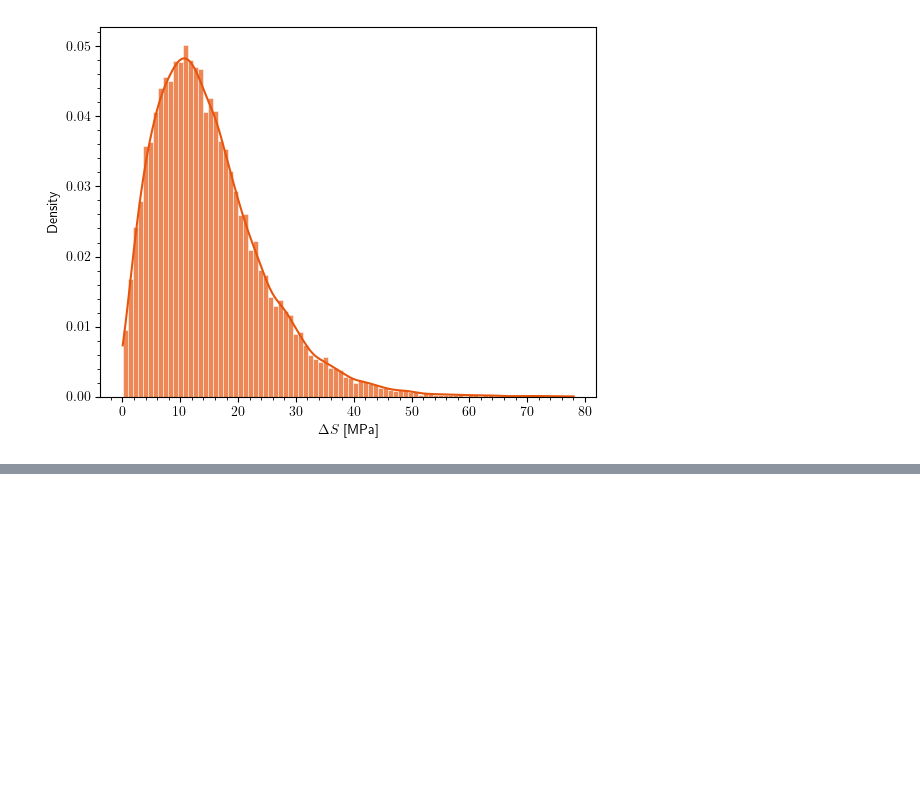
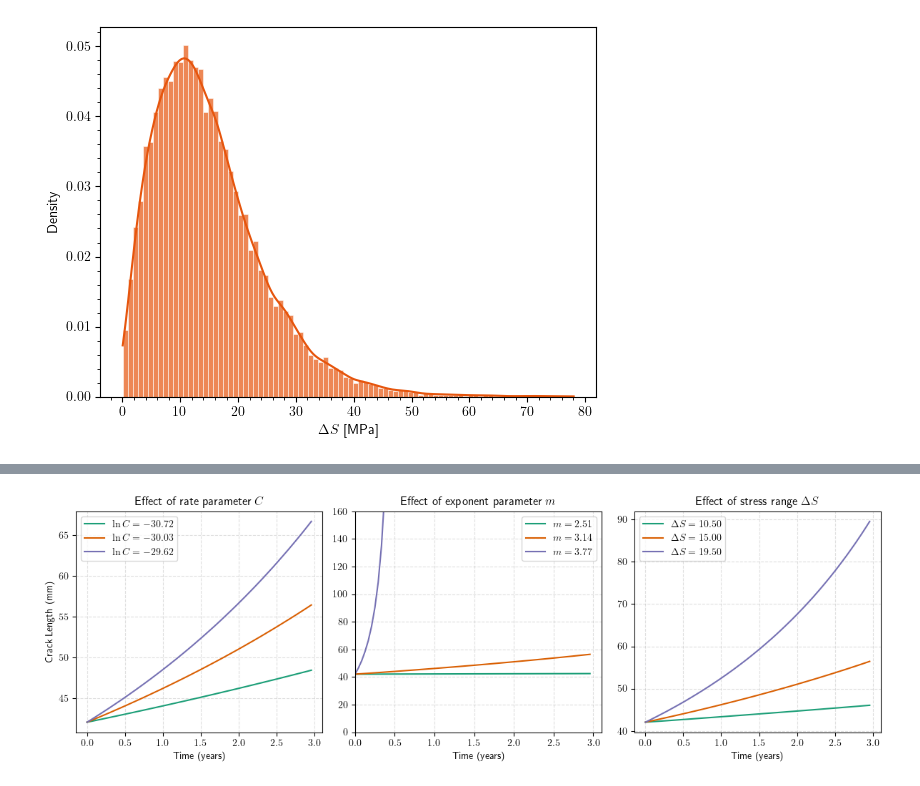
Before and after one commit to nsilionis/hierarchical-crack-growth-monitoring, a Jupyter notebook: notebooks/demo.ipynb, the cells around one changed output, grey strips where cells are left out. Cells and saved outputs as stored; diff of their text form; code cells hidden in the pictures; blank space fills up the shorter version.

```diff
--- a/notebooks/demo.ipynb
+++ b/notebooks/demo.ipynb
@@ -133,75 +130,26 @@ Text(0.5, 1.0, 'Crack Growth for Instance 9372')
 # %%
 # Let's also explore how different parameters affect crack growth
-import matplotlib.pyplot as plt
-from src.predictive_models import CrackGrowthPredictor
+from src.visualisation import plot_parameter_sensitivity
 
 # Create baseline parameters
 base_c = paris_params[0][0]
 base_m = paris_params[1][0]
-base_ds = stress_ranges[0]
+base_ds = 15.0
 base_navg = n_cycles[0]
 base_a0 = initial_crack_lengths[0]
 
-# Create predictor
-predictor = CrackGrowthPredictor()
+# Use the new modular function for parameter sensitivity analysis
+fig, axes = plot_parameter_sensitivity(
+    base_c=base_c,
+    base_m=base_m,
+    base_ds=base_ds,
+    base_navg=base_navg,
+    base_a0=base_a0,
+    times=time_array,
+    save_fig_name="parameter_sensitivity.pdf",
+)
 
-# Create variations of parameters
-c_variations = [base_c * 0.5, base_c, base_c * 1.5]
-m_variations = [base_m * 0.8, base_m, base_m * 1.2]
-ds_variations = [base_ds * 0.7, base_ds, base_ds * 1.3]
-
-# Plot effect of C parameter
-fig, axes = plt.subplots(1, 3, figsize=(18, 5))
-
-# Effect of C
-for i, c in enumerate(c_variations):
-    cl = predictor.predict_crack_growth(
-        logc=np.log(c),
-        m=base_m,
-        ds=base_ds,
-        navg=base_navg,
-        a0=base_a0,
-        times=time_array
-    )
-    axes[0].plot(time_array, cl, label=f"C = {c:.2e}")
-axes[0].set_title("Effect of C parameter")
-axes[0].set_xlabel("Time (years)")
-axes[0].set_ylabel("Crack Length (mm)")
-axes[0].grid(True)
-axes[0].legend()
-
-# Effect of m
-for i, m in enumerate(m_variations):
-    cl = predictor.predict_crack_growth(
-        logc=np.log(base_c),
-        m=m,
-        ds=base_ds,
-        navg=base_navg,
-        a0=base_a0,
-        times=time_array
-    )
-    axes[1].plot(time_array, cl, label=f"m = {m:.2f}")
-axes[1].set_title("Effect of m parameter")
-axes[1].set_xlabel("Time (years)")
-axes[1].grid(True)
-axes[1].legend()
-
-# Effect of stress range
-for i, ds in enumerate(ds_variations):
-    cl = predictor.predict_crack_growth(
-        logc=np.log(base_c),
-        m=base_m,
-        ds=ds,
-        navg=base_navg,
-        a0=base_a0,
-        times=time_array
-    )
-    axes[2].plot(time_array, cl, label=f"ΔS = {ds:.2f}")
-axes[2].set_title("Effect of stress range")
-axes[2].set_xlabel("Time (years)")
-axes[2].grid(True)
-axes[2].legend()
-
-plt.tight_layout()
-plt.savefig("parameter_sensitivity.pdf", dpi=300, bbox_inches="tight")
-plt.show()
+# You can still customize the plot if needed
+# axes[1].set_ylim(bottom=0, top=160)
+# %% [output]
+[figure, added]
```
Also changed, not shown: parts of 6 cells of this notebook.
